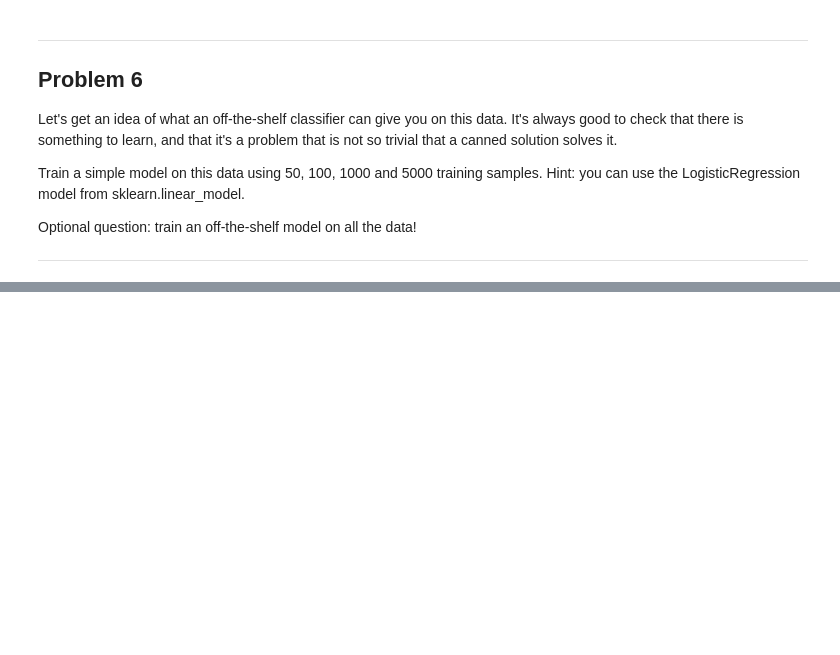
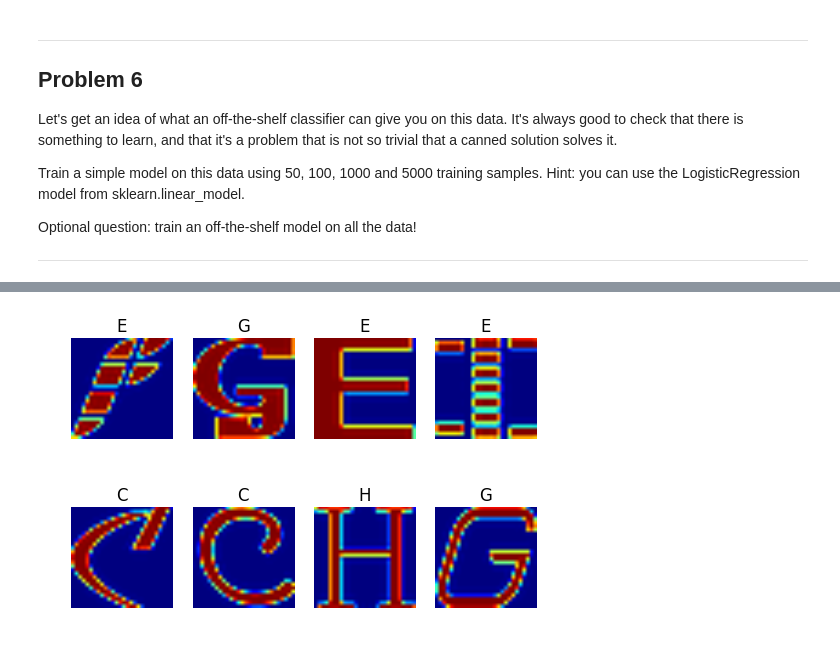
Before and after one commit to prozoroff/udacity-deep-learning, a Jupyter notebook: 1_notmnist.ipynb, the cells around one changed output, grey strips where cells are left out. Saved outputs shown, nothing was run; the diff lists cells and outputs as text; code cells hidden in the pictures; blank space fills up the shorter version.

Commit message:
regression

```diff
--- a/1_notmnist.ipynb
+++ b/1_notmnist.ipynb
@@ -484,3 +485,16 @@ Train a simple model on this data using 50, 100, 1000 and 5000 training samples.
 Optional question: train an off-the-shelf model on all the data!
 
 ---
+# %%
+regr = LogisticRegression()
+sample_size = 5000#len(train_dataset)
+X_train = train_dataset[:sample_size].reshape(sample_size, 784)
+y_train = train_labels[:sample_size]
+%time regr.fit(X_train, y_train)
+print(regr.score(X_test, y_test))
+
+pred_labels = regr.predict(X_test)
+pred_labels = map(lambda x: int(x), pred_labels)
+
+disp_dataset(test_dataset, pred_labels)
+# %% [output]
@@ -486,0 +504 @@ Optional question: train an off-the-shelf model on all the data!
+[figure, added]
```
Also changed, not shown: parts of 2 cells of this notebook.
